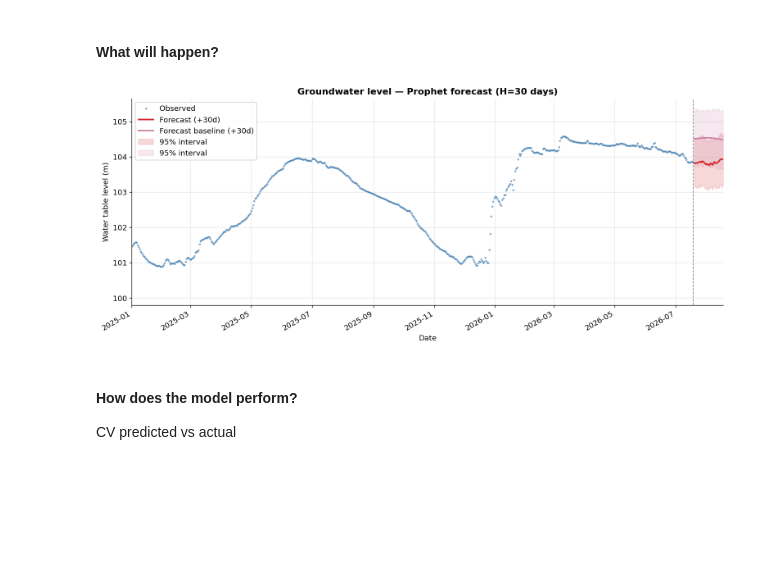
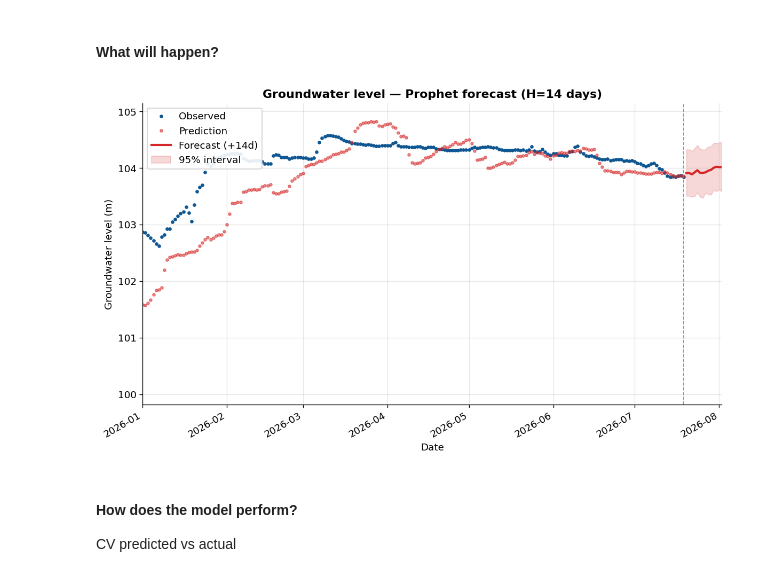
Before and after one commit to lauradmch/NappeCast-forecasting, a Jupyter notebook: notebooks/prophet_analysis.ipynb, the cells around one changed output. Saved outputs shown, nothing was run; the diff lists cells and outputs as text; code cells hidden in the pictures; blank space fills up the shorter version.

```diff
--- a/notebooks/prophet_analysis.ipynb
+++ b/notebooks/prophet_analysis.ipynb
@@ -515,7 +515,7 @@ assert not (set(DAILY_FEATURES) - set(df_daily.columns)), \
 daily = df_daily[[TARGET] + DAILY_FEATURES].groupby(level=0).mean()
 
 #  2. Future-aware lagged regressors: Extends the date range by 30 days
-H = 30                                    # days ahead == lag
+H = 14                                    # days ahead == lag
 future_idx = pd.date_range(daily.index.min(), periods=len(daily) + H, freq="D")
 df_ext = daily.reindex(future_idx)        # H new empty rows at the end
 # shifting values forward by 30 days
@@ -548,7 +548,7 @@ print(forecast[["ds", "yhat", "yhat_lower", "yhat_upper", "trend"]].tail(10))
 
 # 6. Rolling backtest (calendar days)
 n_days = (df_prophet.ds.max() - df_prophet.ds.min()).days
-df_cv = cross_validation(m, horizon=f"{H} days", period="90 days",
+df_cv = cross_validation(m, horizon=f"{H} days", period="7 days",
                          initial=f"{int(n_days * 0.8)} days")
 df_perf = performance_metrics(df_cv)
 print(df_perf[["horizon", "rmse", "mae"]])
@@ -691,40 +693,40 @@ RMSE @ 30 days 00:00:00   : 0.996   (x1.7 degradation across horizon)
 # %%
 import matplotlib.dates as mdates
 
 plt.rcParams.update({
     "figure.dpi": 120, "axes.grid": True, "grid.alpha": 0.3,
     "axes.spines.top": False, "axes.spines.right": False,
     "font.size": 11,
 })
 
 # Split forecast at the last training date
 last_train = df_prophet.ds.max()
 hist = forecast[forecast.ds <= last_train]
 fut = forecast[forecast.ds > last_train]
 
-fut_baseline = forecast_baseline[forecast.ds > last_train]
 
 
-fig, ax = plt.subplots(figsize=(13,5.5))
+fig, ax = plt.subplots(figsize=(10,6))
 # observed ground truth
-ax.plot(df_prophet.ds, df_prophet.y, ".", color="#3776ab", ms=4,
-        alpha=0.5, label="Observed")
+ax.plot(df_prophet.ds, df_prophet.y, ".", color="#0f5792", ms=6,
+        label="Observed")
+# prediction on history
+ax.plot(hist.ds, hist.yhat, ".", color="#d6272789", ms=6,
+        label=f"Prediction")
 # forecast horizon
-ax.plot(fut.ds, fut.yhat, "-", color="#d62728", lw=2.2,
+ax.plot(fut.ds, fut.yhat, "-", color="#d62728", lw=2.5,
         label=f"Forecast (+{H}d)")
-ax.plot(fut_baseline.ds, fut_baseline.yhat, "-", color="#c983a9", lw=2.2,
-        label=f"Forecast baseline (+{H}d)")
 # uncertainty band
 ax.fill_between(fut.ds, fut.yhat_lower, fut.yhat_upper,
                 color="#d62728", alpha=0.18, label="95% interval")
 
 ax.axvline(last_train, ls="--", color="gray", lw=1)
 
 ax.set_title(f"Groundwater level — Prophet forecast (H={H} days)", fontweight="bold")
-ax.set_xlabel("Date"); ax.set_ylabel("Water table level (m)")
+ax.set_xlabel("Date"); ax.set_ylabel("Groundwater level (m)")
 ax.xaxis.set_major_locator(mdates.AutoDateLocator())
-ax.set_xlim(pd.Timestamp("2025-01-01"), fut["ds"].max())
+ax.set_xlim(pd.Timestamp("2026-01-01"), fut["ds"].max())
 ax.legend(loc="upper left", framealpha=0.9)
 fig.autofmt_xdate(); plt.tight_layout(); plt.show()
 # %% [output]
-[figure, old version]
+[figure, new version]
```
Also changed, not shown: parts of 4 cells of this notebook.
